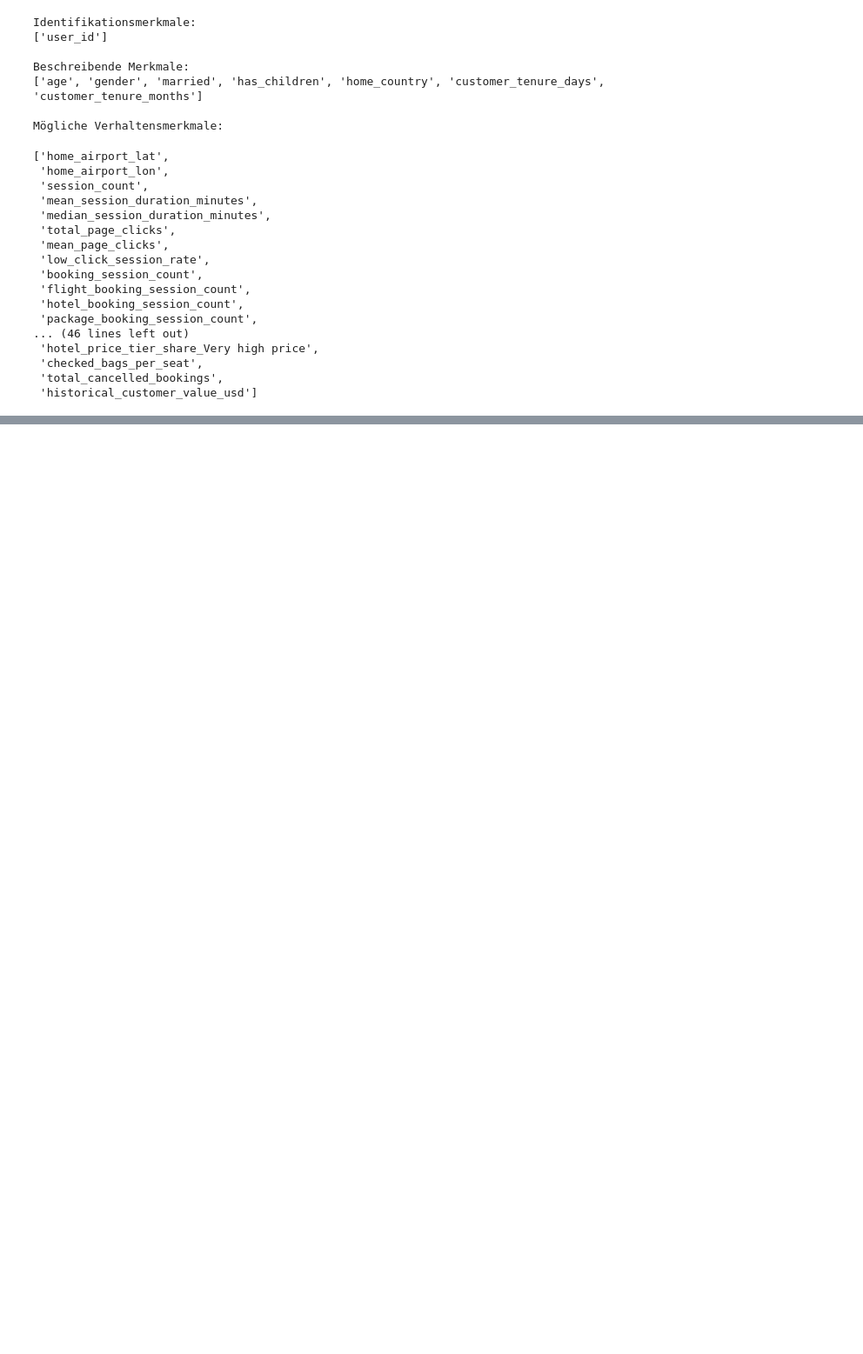
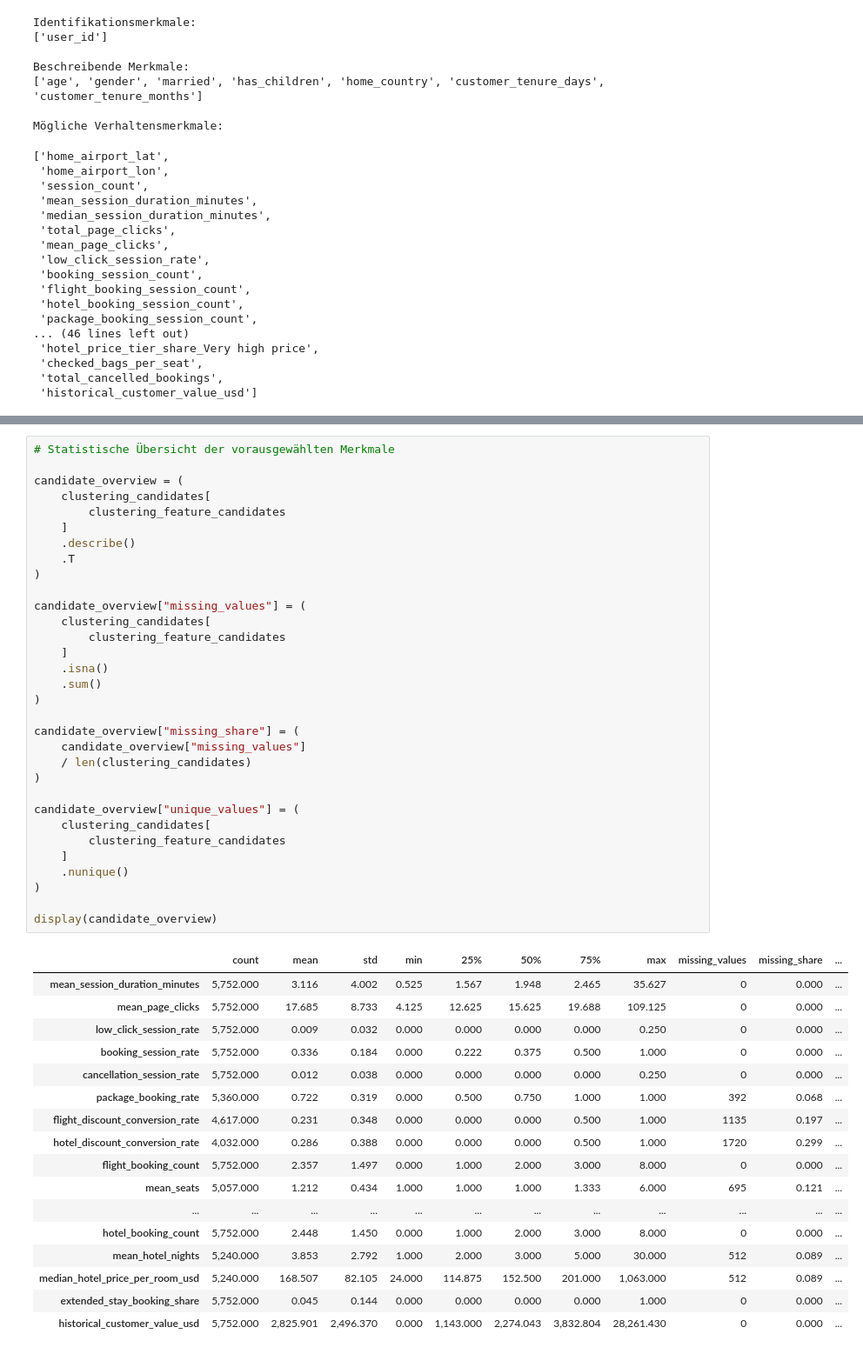
Before and after one commit to norawinkler/traveltide-customer-segmentation, a Jupyter notebook: notebooks/03_customer_segmentation.ipynb, the cells around one changed output, grey strips where cells are left out. Shown at 87% size. Drawn from its saved outputs; the diff is of its cells as text; blank space fills up the shorter version.

```diff
--- a/notebooks/03_customer_segmentation.ipynb
+++ b/notebooks/03_customer_segmentation.ipynb
@@ -270,0 +343,50 @@ Mögliche Verhaltensmerkmale:
+# %%
+# Statistische Übersicht der vorausgewählten Merkmale
+
+candidate_overview = (
+    clustering_candidates[
+        clustering_feature_candidates
+    ]
+    .describe()
+    .T
+)
+
+candidate_overview["missing_values"] = (
+    clustering_candidates[
+        clustering_feature_candidates
+    ]
+    .isna()
+    .sum()
+)
+
+candidate_overview["missing_share"] = (
+    candidate_overview["missing_values"]
+    / len(clustering_candidates)
+)
+
+candidate_overview["unique_values"] = (
+    clustering_candidates[
+        clustering_feature_candidates
+    ]
+    .nunique()
+)
+
+display(candidate_overview)
+# %% [output]
+|  | count | mean | std | min | 25% | 50% | 75% | max | missing_values | missing_share | ... |
+| mean_session_duration_minutes | 5,752.000 | 3.116 | 4.002 | 0.525 | 1.567 | 1.948 | 2.465 | 35.627 | 0 | 0.000 | ... |
+| mean_page_clicks | 5,752.000 | 17.685 | 8.733 | 4.125 | 12.625 | 15.625 | 19.688 | 109.125 | 0 | 0.000 | ... |
+| low_click_session_rate | 5,752.000 | 0.009 | 0.032 | 0.000 | 0.000 | 0.000 | 0.000 | 0.250 | 0 | 0.000 | ... |
+| booking_session_rate | 5,752.000 | 0.336 | 0.184 | 0.000 | 0.222 | 0.375 | 0.500 | 1.000 | 0 | 0.000 | ... |
+| cancellation_session_rate | 5,752.000 | 0.012 | 0.038 | 0.000 | 0.000 | 0.000 | 0.000 | 0.250 | 0 | 0.000 | ... |
+| package_booking_rate | 5,360.000 | 0.722 | 0.319 | 0.000 | 0.500 | 0.750 | 1.000 | 1.000 | 392 | 0.068 | ... |
+| flight_discount_conversion_rate | 4,617.000 | 0.231 | 0.348 | 0.000 | 0.000 | 0.000 | 0.500 | 1.000 | 1135 | 0.197 | ... |
+| hotel_discount_conversion_rate | 4,032.000 | 0.286 | 0.388 | 0.000 | 0.000 | 0.000 | 0.500 | 1.000 | 1720 | 0.299 | ... |
+| flight_booking_count | 5,752.000 | 2.357 | 1.497 | 0.000 | 1.000 | 2.000 | 3.000 | 8.000 | 0 | 0.000 | ... |
+| mean_seats | 5,057.000 | 1.212 | 0.434 | 1.000 | 1.000 | 1.000 | 1.333 | 6.000 | 695 | 0.121 | ... |
+| ... | ... | ... | ... | ... | ... | ... | ... | ... | ... | ... | ... |
+| hotel_booking_count | 5,752.000 | 2.448 | 1.450 | 0.000 | 1.000 | 2.000 | 3.000 | 8.000 | 0 | 0.000 | ... |
+| mean_hotel_nights | 5,240.000 | 3.853 | 2.792 | 1.000 | 2.000 | 3.000 | 5.000 | 30.000 | 512 | 0.089 | ... |
+| median_hotel_price_per_room_usd | 5,240.000 | 168.507 | 82.105 | 24.000 | 114.875 | 152.500 | 201.000 | 1,063.000 | 512 | 0.089 | ... |
+| extended_stay_booking_share | 5,752.000 | 0.045 | 0.144 | 0.000 | 0.000 | 0.000 | 0.000 | 1.000 | 0 | 0.000 | ... |
+| historical_customer_value_usd | 5,752.000 | 2,825.901 | 2,496.370 | 0.000 | 1,143.000 | 2,274.043 | 3,832.804 | 28,261.430 | 0 | 0.000 | ... |
```
Also changed, not shown: parts of 7 cells of this notebook.
